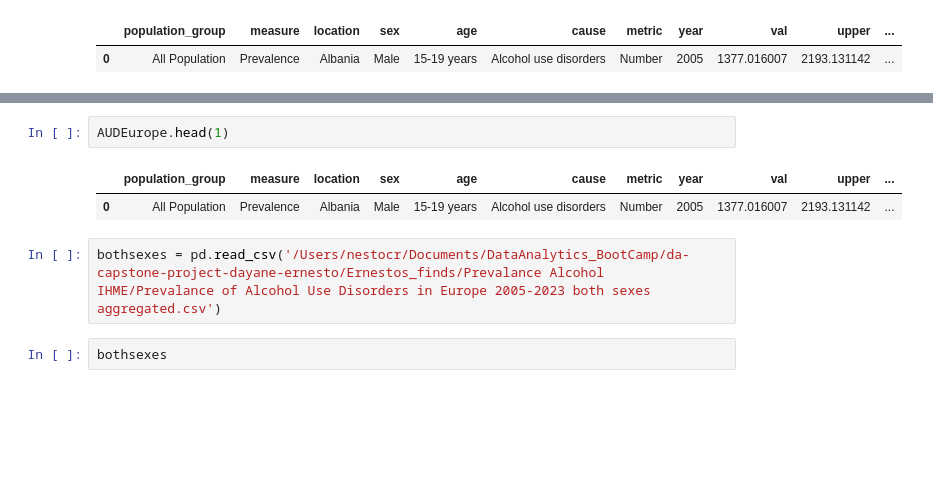
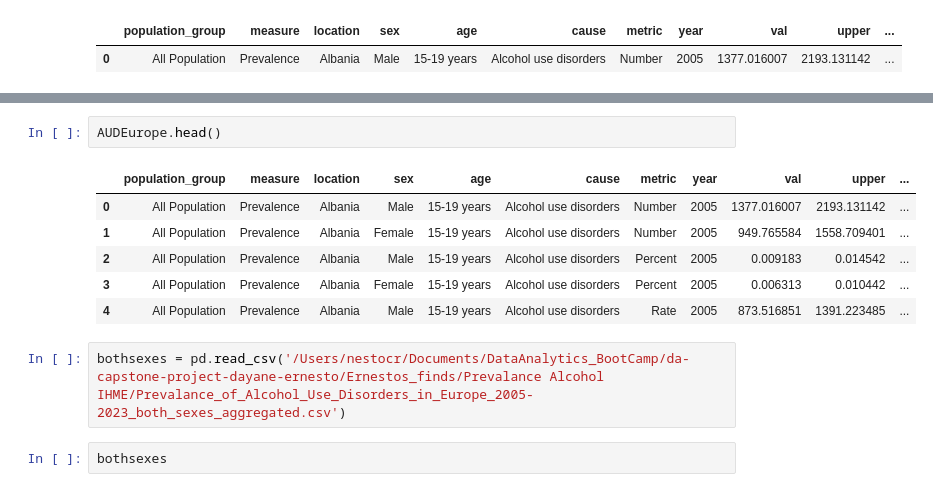
Before and after one commit to justdayane/da-capstone-project-dayane-ernesto, a Jupyter notebook: Ernestos_finds/Exploration Data sets.ipynb, the cells around one changed output, grey strips where cells are left out. Saved outputs shown, nothing was run; the diff lists cells and outputs as text; blank space fills up the shorter version.

```diff
--- a/Ernestos_finds/Exploration Data sets.ipynb
+++ b/Ernestos_finds/Exploration Data sets.ipynb
@@ -441,12 +363,16 @@ print(consumption_final.head(1))
    consumption_in_liters_per_capita       Min       Max
 0                          0.568046  0.251125  0.964423
 # %%
-AUDEurope.head(1)
+AUDEurope.head()
 # %% [output]
 |  | population_group | measure | location | sex | age | cause | metric | year | val | upper | ... |
 | 0 | All Population | Prevalence | Albania | Male | 15-19 years | Alcohol use disorders | Number | 2005 | 1377.016007 | 2193.131142 | ... |
+| 1 | All Population | Prevalence | Albania | Female | 15-19 years | Alcohol use disorders | Number | 2005 | 949.765584 | 1558.709401 | ... |
+| 2 | All Population | Prevalence | Albania | Male | 15-19 years | Alcohol use disorders | Percent | 2005 | 0.009183 | 0.014542 | ... |
+| 3 | All Population | Prevalence | Albania | Female | 15-19 years | Alcohol use disorders | Percent | 2005 | 0.006313 | 0.010442 | ... |
+| 4 | All Population | Prevalence | Albania | Male | 15-19 years | Alcohol use disorders | Rate | 2005 | 873.516851 | 1391.223485 | ... |
 # %%
-bothsexes = pd.read_csv('/Users/nestocr/Documents/DataAnalytics_BootCamp/da-capstone-project-dayane-ernesto/Ernestos_finds/Prevalance Alcohol IHME/Prevalance of Alcohol Use Disorders in Europe 2005-2023 both sexes aggregated.csv')
+bothsexes = pd.read_csv('/Users/nestocr/Documents/DataAnalytics_BootCamp/da-capstone-project-dayane-ernesto/Ernestos_finds/Prevalance Alcohol IHME/Prevalance_of_Alcohol_Use_Disorders_in_Europe_2005-2023_both_sexes_aggregated.csv')
 # %%
 bothsexes
 # %% [output]
```
Also changed, not shown: parts of 59 cells of this notebook, 12 other files.
